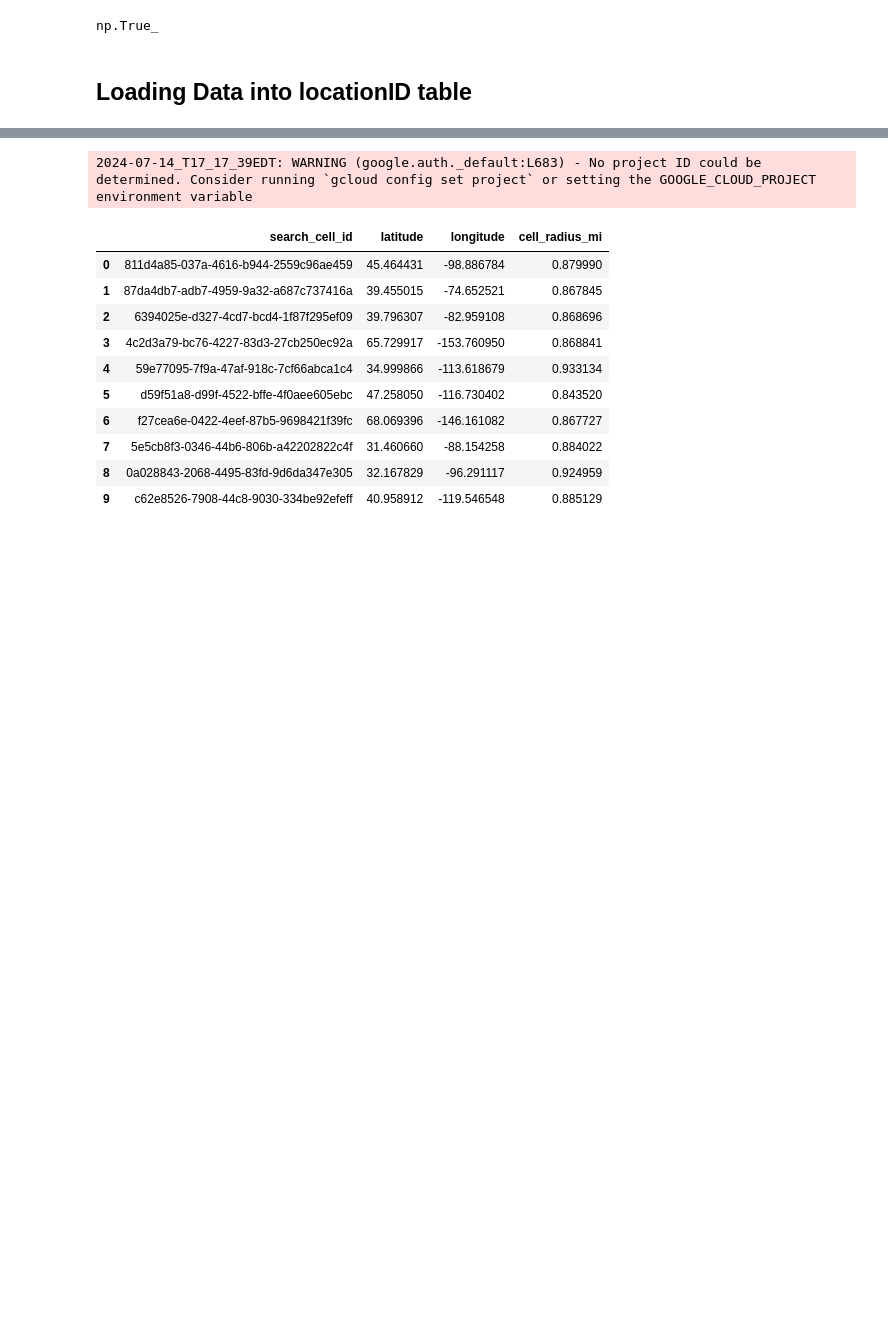
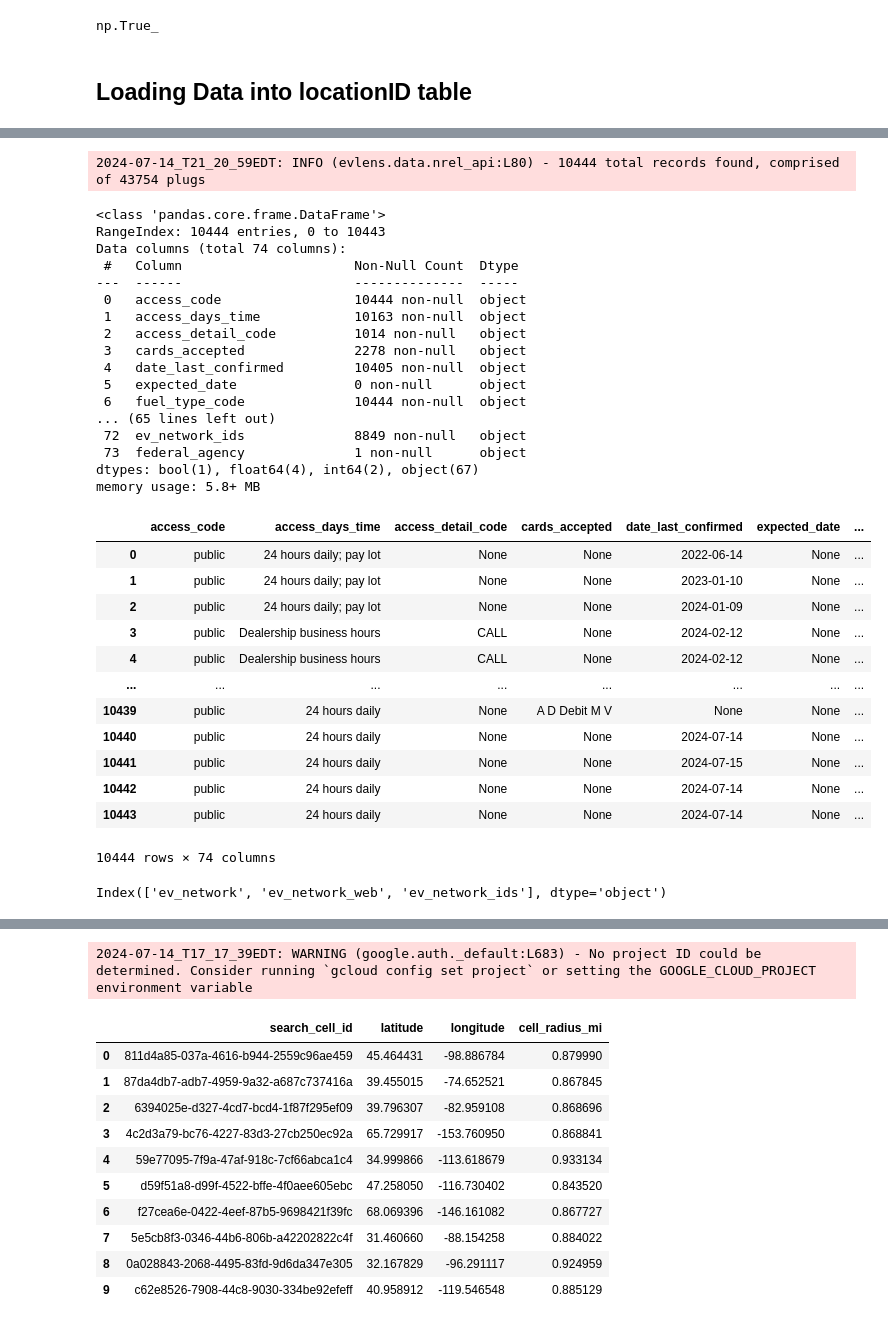
Before and after one commit to emigre459/evlens, a Jupyter notebook: notebooks/exploratory/0.3-DWRM-GCloud.ipynb, the cells around one changed output, grey strips where cells are left out. Saved outputs shown, nothing was run; the diff lists cells and outputs as text; code cells hidden in the pictures; blank space fills up the shorter version.

Commit message:
Setup schema and code for using NREL charging station data

```diff
--- a/notebooks/exploratory/0.3-DWRM-GCloud.ipynb
+++ b/notebooks/exploratory/0.3-DWRM-GCloud.ipynb
@@ -630,0 +635,42 @@ np.True_
+# %%
+from evlens.data.nrel_api import AFDC
+a = AFDC()
+test = a.get_stations()
+test.info()
+test
+# %% [output]
+2024-07-14_T21_20_59EDT: INFO (evlens.data.nrel_api:L80) - 10444 total records found, comprised of 43754 plugs
+<class 'pandas.core.frame.DataFrame'>
+RangeIndex: 10444 entries, 0 to 10443
+Data columns (total 74 columns):
+ #   Column                      Non-Null Count  Dtype
+---  ------                      --------------  -----
+ 0   access_code                 10444 non-null  object
+ 1   access_days_time            10163 non-null  object
+ 2   access_detail_code          1014 non-null   object
+ 3   cards_accepted              2278 non-null   object
+ 4   date_last_confirmed         10405 non-null  object
+ 5   expected_date               0 non-null      object
+ 6   fuel_type_code              10444 non-null  object
+... (65 lines left out)
+ 72  ev_network_ids              8849 non-null   object
+ 73  federal_agency              1 non-null      object
+dtypes: bool(1), float64(4), int64(2), object(67)
+memory usage: 5.8+ MB
+|  | access_code | access_days_time | access_detail_code | cards_accepted | date_last_confirmed | expected_date | ... |
+| 0 | public | 24 hours daily; pay lot | None | None | 2022-06-14 | None | ... |
+| 1 | public | 24 hours daily; pay lot | None | None | 2023-01-10 | None | ... |
+| 2 | public | 24 hours daily; pay lot | None | None | 2024-01-09 | None | ... |
+| 3 | public | Dealership business hours | CALL | None | 2024-02-12 | None | ... |
+| 4 | public | Dealership business hours | CALL | None | 2024-02-12 | None | ... |
+| ... | ... | ... | ... | ... | ... | ... | ... |
+| 10439 | public | 24 hours daily | None | A D Debit M V | None | None | ... |
+| 10440 | public | 24 hours daily | None | None | 2024-07-14 | None | ... |
+| 10441 | public | 24 hours daily | None | None | 2024-07-15 | None | ... |
+| 10442 | public | 24 hours daily | None | None | 2024-07-14 | None | ... |
+| 10443 | public | 24 hours daily | None | None | 2024-07-14 | None | ... |
+10444 rows × 74 columns
+# %%
+test.columns[test.columns.str.contains("network")]
+# %% [output]
+Index(['ev_network', 'ev_network_web', 'ev_network_ids'], dtype='object')
```
Also changed, not shown: parts of 6 cells of this notebook, 4 other files.
